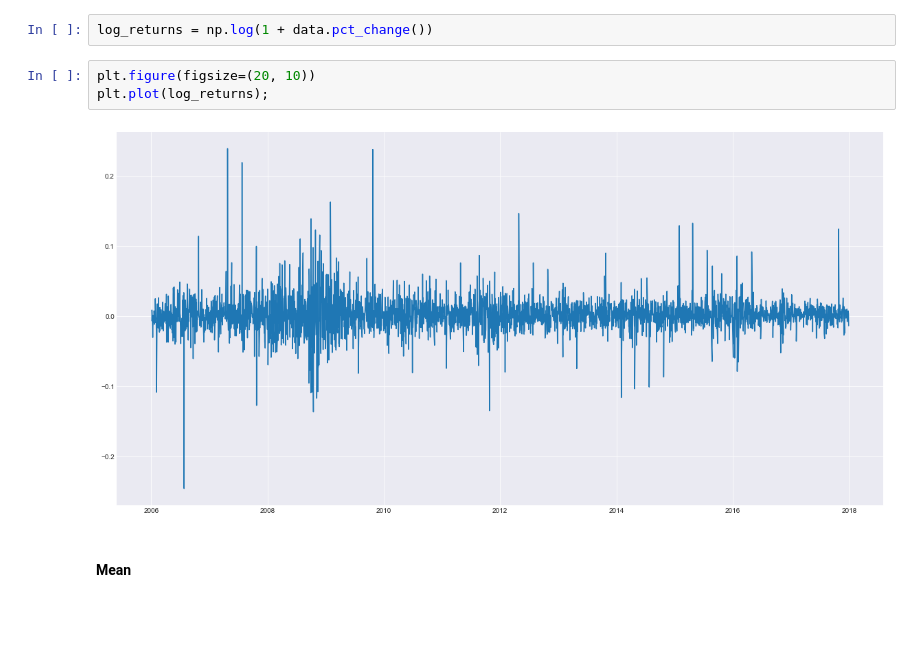
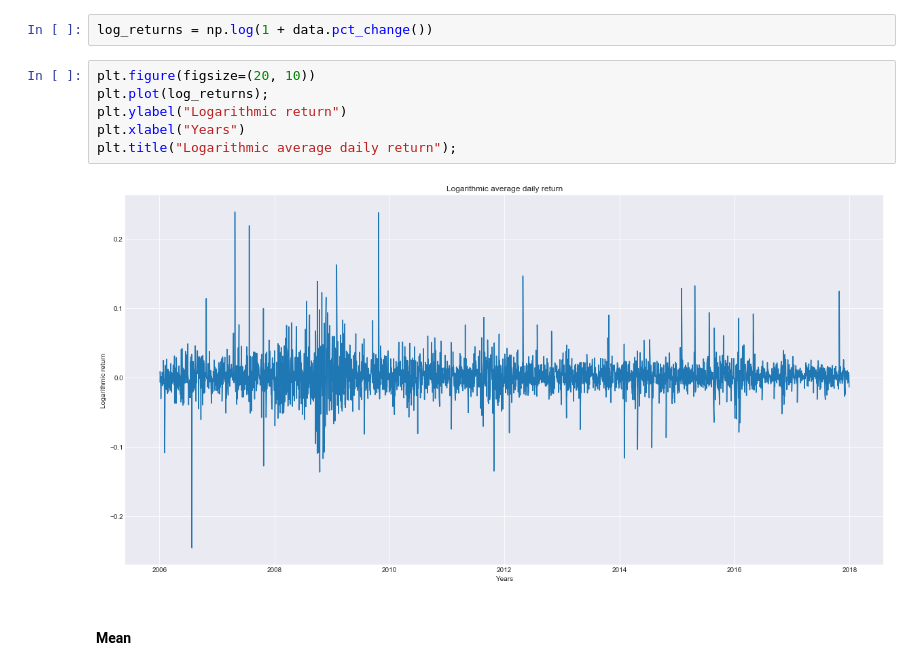
Before and after one commit to spiking/Monte_Carlo_Simulations, a Jupyter notebook: Monte_Carlo_Simulations.ipynb, the cells around one changed output. Saved outputs shown, nothing was run; the diff lists cells and outputs as text; blank space fills up the shorter version.

```diff
--- a/Monte_Carlo_Simulations.ipynb
+++ b/Monte_Carlo_Simulations.ipynb
@@ -69,8 +72,11 @@ log_returns = np.log(1 + data.pct_change())
 # %%
 plt.figure(figsize=(20, 10))
 plt.plot(log_returns);
+plt.ylabel("Logarithmic return")
+plt.xlabel("Years")
+plt.title("Logarithmic average daily return");
 # %% [output]
-[figure, old version]
+[figure, new version]
 # %% [markdown]
 #### Mean
 # %%
```
Also changed, not shown: parts of 2 cells of this notebook, 1 other file.
